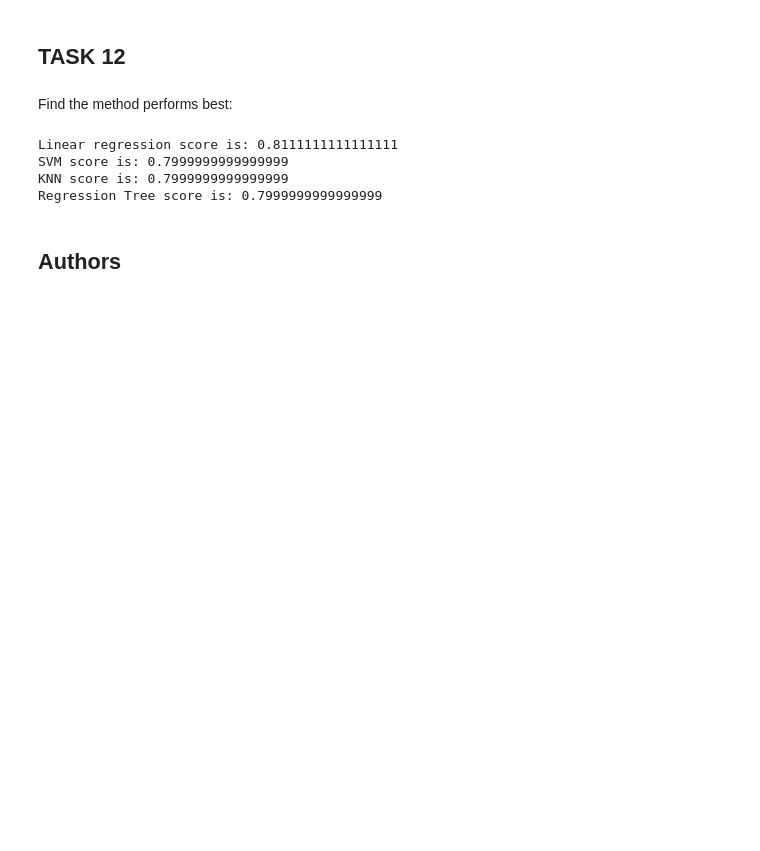
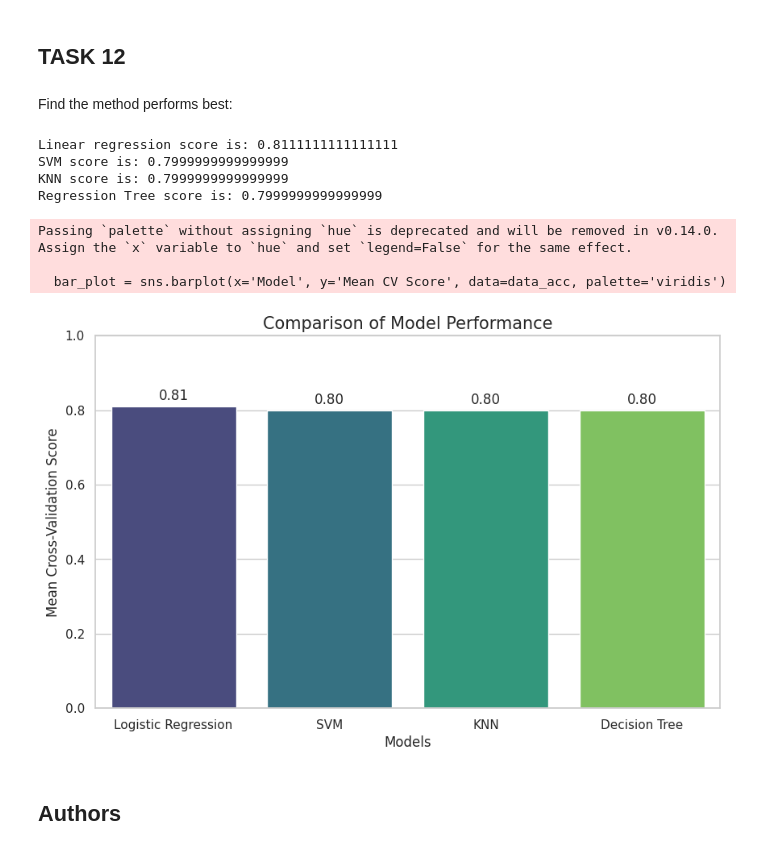
Before and after one commit to yhakam/IBM-Final-Project, a Jupyter notebook: SpaceX_Machine Learning Prediction_Part_5.ipynb, the cells around one changed output. Cells and saved outputs as stored; diff of their text form; code cells hidden in the pictures; blank space fills up the shorter version.

```diff
--- a/SpaceX_Machine Learning Prediction_Part_5.ipynb
+++ b/SpaceX_Machine Learning Prediction_Part_5.ipynb
@@ -350,18 +344,52 @@ Find the method performs best:
 # %%
 logreg_cv_score = cross_val_score(logreg_cv,X,Y,cv=10)
 svm_cv_score = cross_val_score(svm_cv,X,Y,cv=10)
 knn_cv_score =  cross_val_score(knn_cv,X,Y,cv=10)
 tree_cv_score = cross_val_score(tree_cv,X,Y,cv=10)
 
 print("Linear regression score is:",logreg_cv_score.mean())
 print("SVM score is:",svm_cv_score.mean())
 print("KNN score is:",knn_cv_score.mean())
 print("Regression Tree score is:",tree_cv_score.mean())
+
+
+data_acc = {
+    'Model': ['Logistic Regression', 'SVM', 'KNN', 'Decision Tree'],
+    'Mean CV Score': [logreg_cv_score.mean(), svm_cv_score.mean(), knn_cv_score.mean(), tree_cv_score.mean()]
+}
+model_accuracy = pd.DataFrame(data_acc)
+
+sns.set_theme(style="whitegrid")
+
+# Create a bar plot
+plt.figure(figsize=(10, 6))
+bar_plot = sns.barplot(x='Model', y='Mean CV Score', data=data_acc, palette='viridis')
+
+# Add labels and title
+bar_plot.set_xlabel('Models', fontsize=12)
+bar_plot.set_ylabel('Mean Cross-Validation Score', fontsize=12)
+bar_plot.set_title('Comparison of Model Performance', fontsize=15)
+
+# Add data labels above the bars
+for p in bar_plot.patches:
+    bar_plot.annotate(format(p.get_height(), '.2f'),
+                      (p.get_x() + p.get_width() / 2., p.get_height()),
+                      ha = 'center', va = 'center',
+                      xytext = (0, 9),
+                      textcoords = 'offset points')
+
+# Show the plot
+plt.ylim(0, 1)  # Assuming the CV scores are between 0 and 1
+plt.show()
 # %% [output]
 Linear regression score is: 0.8111111111111111
 SVM score is: 0.7999999999999999
 KNN score is: 0.7999999999999999
 Regression Tree score is: 0.7999999999999999
+Passing `palette` without assigning `hue` is deprecated and will be removed in v0.14.0. Assign the `x` variable to `hue` and set `legend=False` for the same effect.
+
+  bar_plot = sns.barplot(x='Model', y='Mean CV Score', data=data_acc, palette='viridis')
+[figure, added]
 # %% [markdown]
 ## Authors
 # %% [markdown]
```
Also changed, not shown: parts of 5 cells of this notebook.
